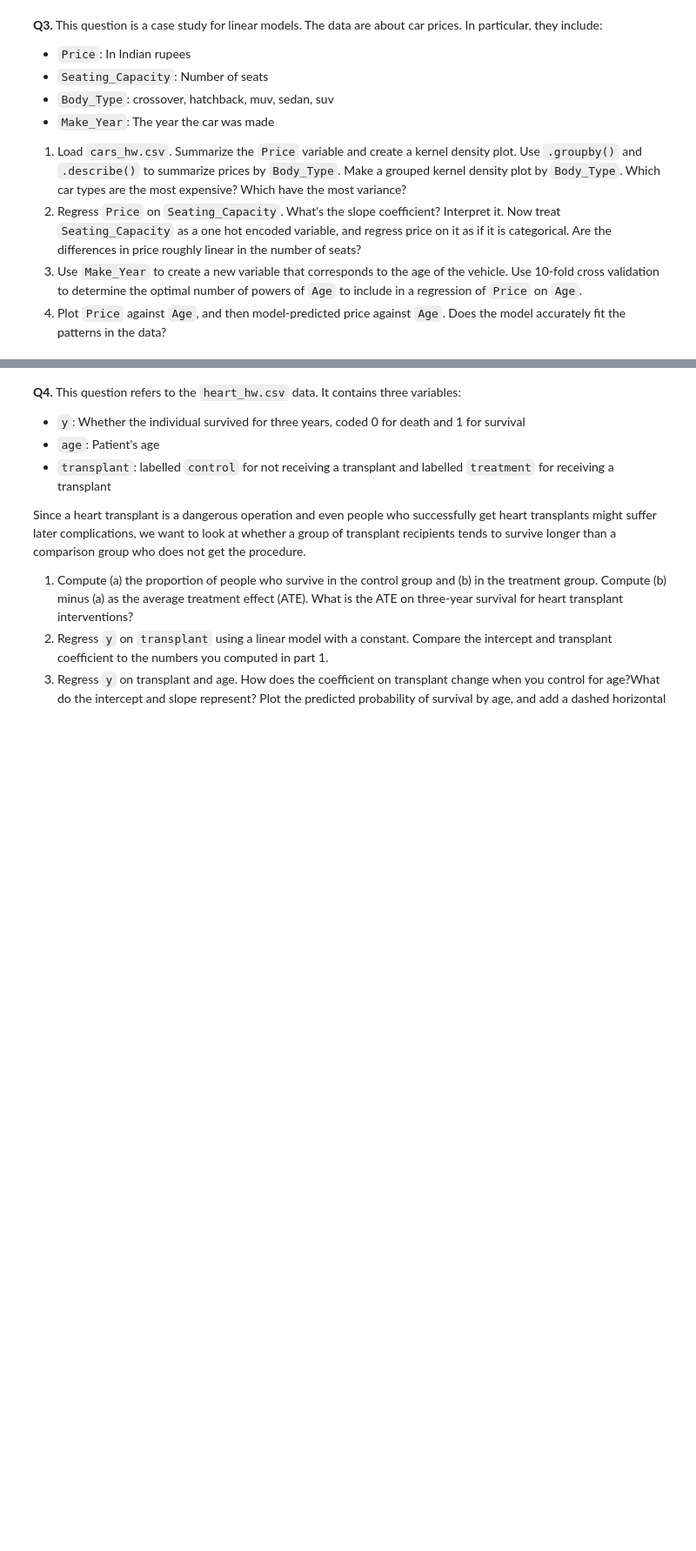
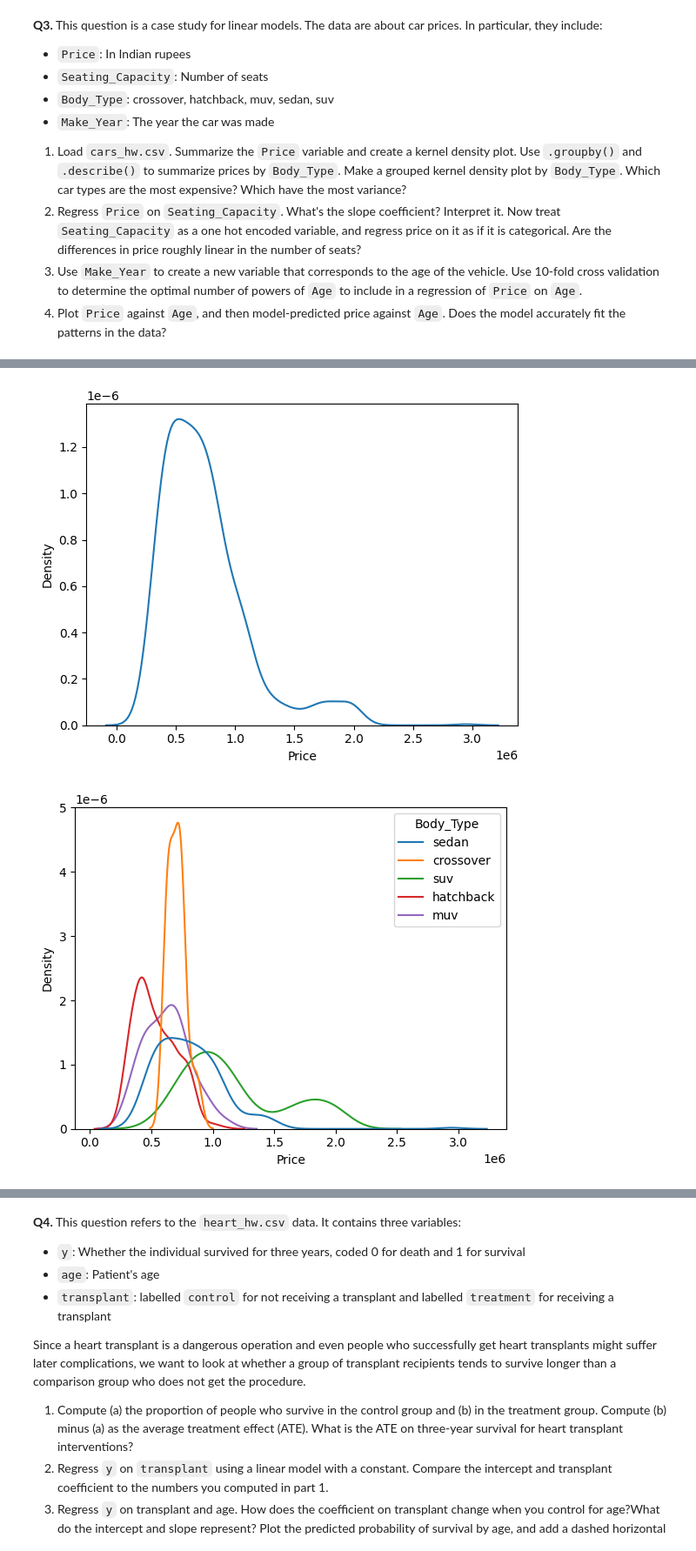
Before and after one commit to hershiaytoda/undergrad_ml_assignments, a Jupyter notebook: 03_assignment_linear_models.ipynb, the cells around one changed output, grey strips where cells are left out. Shown at 87% size. Cells and saved outputs as stored; diff of their text form; code cells hidden in the pictures; blank space fills up the shorter version.

```diff
--- a/03_assignment_linear_models.ipynb
+++ b/03_assignment_linear_models.ipynb
@@ -156,3 +156,75 @@ ValueError: Input contains NaN.
   2. Regress `Price` on `Seating_Capacity`. What's the slope coefficient? Interpret it. Now treat `Seating_Capacity` as a one hot encoded variable, and regress price on it as if it is categorical. Are the differences in price roughly linear in the number of seats?
   3. Use `Make_Year` to create a new variable that corresponds to the age of the vehicle. Use 10-fold cross validation to determine the optimal number of powers of `Age` to include in a regression of `Price` on `Age`.
   4. Plot `Price` against `Age`, and then model-predicted price against `Age`. Does the model accurately fit the patterns in the data?
+# %%
+df = pd.read_csv('/content/data/cars_hw.csv', encoding='utf-8')
+
+df['Price'] = pd.to_numeric(df['Price'], errors='coerce')
+import numpy as np
+import seaborn as sns
+import matplotlib.pyplot as plt
+print(df["Price"].describe())
+#KDP
+sns.kdeplot(data=df, x="Price")
+plt.show()
+df.groupby("Body_Type")["Price"].describe()
+sns.kdeplot(data=df, x="Price", hue="Body_Type", common_norm=False)
+plt.show()
+#regress on price
+m1 = smf.ols("Price ~ Seating_Capacity", data=df).fit()
+print(m1.summary())
+
+m2 = smf.ols("Price ~ C(Seating_Capacity)", data=df).fit()
+
+print(m2.summary())
+
+current_year = 2024
+df["Age"] = current_year - df["Make_Year"]
+df[["Make_Year", "Age"]].head()
+
+#cross validation
+from sklearn.model_selection import KFold
+from sklearn.metrics import mean_squared_error
+
+def cv_mse(formula, df, k=10):
+
+    kf = KFold(n_splits=k, shuffle=True, random_state=1)
+
+    errors = []
+
+    for train_idx, test_idx in kf.split(df):
+
+        train = df.iloc[train_idx]
+        test = df.iloc[test_idx]
+
+        model = smf.ols(formula, data=train).fit()
+
+        pred = model.predict(test)
+
+        mse = mean_squared_error(test["Price"], pred)
+
+        errors.append(mse)
+
+    return np.mean(errors)
+
+mse1 = cv_mse("Price ~ Age", df)
+mse2 = cv_mse("Price ~ Age + I(Age**2)", df)
+mse3 = cv_mse("Price ~ Age + I(Age**2) + I(Age**3)", df)
+mse4 = cv_mse("Price ~ Age + I(Age**2) + I(Age**3) + I(Age**4)", df)
+
+print(mse1, mse2, mse3, mse4)
+
+#KDS Age and Price
+sns.scatterplot(data=df, x="Age", y="Price")
+plt.show()
+
+
+model = smf.ols(
+    "Price ~ Age + I(Age**2) + I(Age**3)",
+    data=df
+).fit()
+df["pred"] = model.predict(df)
+sns.scatterplot(data=df, x="Age", y="Price")
+sns.lineplot(data=df, x="Age", y="pred", color="red")
+plt.show()
+# %% [output]
@@ -158,0 +240,2 @@ ValueError: Input contains NaN.
+[figure, added]
+[figure, added]
```
Also changed, not shown: parts of 2 cells of this notebook.
